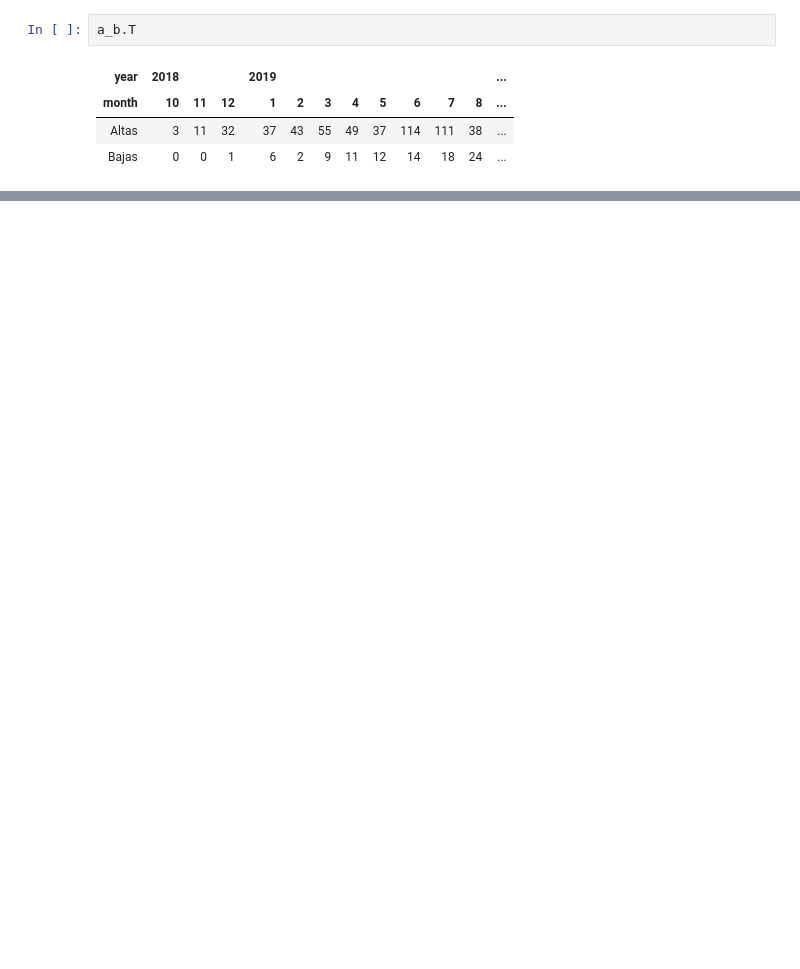
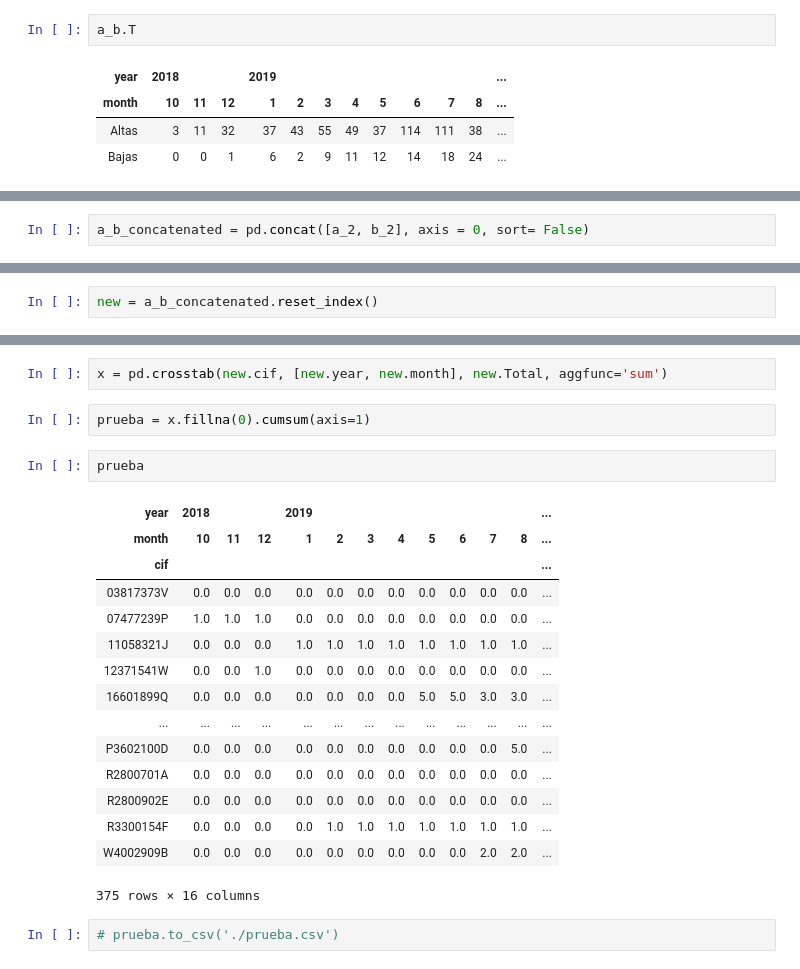
Before and after one commit to mariaadradosr/PyCartera, a Jupyter notebook: ConnectPG.ipynb, the cells around one changed output, grey strips where cells are left out. Drawn from its saved outputs; the diff is of its cells as text; blank space fills up the shorter version.

```diff
--- a/ConnectPG.ipynb
+++ b/ConnectPG.ipynb
@@ -247,0 +405,2 @@ a_b.T
+# %%
+a_b_concatenated = pd.concat([a_2, b_2], axis = 0, sort= False)
@@ -247,0 +423,2 @@ a_b.T
+# %%
+new = a_b_concatenated.reset_index()
@@ -247,0 +459,24 @@ a_b.T
+# %%
+x = pd.crosstab(new.cif, [new.year, new.month], new.Total, aggfunc='sum')
+# %%
+prueba = x.fillna(0).cumsum(axis=1)
+# %%
+prueba
+# %% [output]
+| year | 2018 |  |  | 2019 |  |  |  |  |  |  |  | ... |
+| month | 10 | 11 | 12 | 1 | 2 | 3 | 4 | 5 | 6 | 7 | 8 | ... |
+| cif |  |  |  |  |  |  |  |  |  |  |  | ... |
+| 03817373V | 0.0 | 0.0 | 0.0 | 0.0 | 0.0 | 0.0 | 0.0 | 0.0 | 0.0 | 0.0 | 0.0 | ... |
+| 07477239P | 1.0 | 1.0 | 1.0 | 0.0 | 0.0 | 0.0 | 0.0 | 0.0 | 0.0 | 0.0 | 0.0 | ... |
+| 11058321J | 0.0 | 0.0 | 0.0 | 1.0 | 1.0 | 1.0 | 1.0 | 1.0 | 1.0 | 1.0 | 1.0 | ... |
+| 12371541W | 0.0 | 0.0 | 1.0 | 0.0 | 0.0 | 0.0 | 0.0 | 0.0 | 0.0 | 0.0 | 0.0 | ... |
+| 16601899Q | 0.0 | 0.0 | 0.0 | 0.0 | 0.0 | 0.0 | 0.0 | 5.0 | 5.0 | 3.0 | 3.0 | ... |
+| ... | ... | ... | ... | ... | ... | ... | ... | ... | ... | ... | ... | ... |
+| P3602100D | 0.0 | 0.0 | 0.0 | 0.0 | 0.0 | 0.0 | 0.0 | 0.0 | 0.0 | 0.0 | 5.0 | ... |
+| R2800701A | 0.0 | 0.0 | 0.0 | 0.0 | 0.0 | 0.0 | 0.0 | 0.0 | 0.0 | 0.0 | 0.0 | ... |
+| R2800902E | 0.0 | 0.0 | 0.0 | 0.0 | 0.0 | 0.0 | 0.0 | 0.0 | 0.0 | 0.0 | 0.0 | ... |
+| R3300154F | 0.0 | 0.0 | 0.0 | 0.0 | 1.0 | 1.0 | 1.0 | 1.0 | 1.0 | 1.0 | 1.0 | ... |
+| W4002909B | 0.0 | 0.0 | 0.0 | 0.0 | 0.0 | 0.0 | 0.0 | 0.0 | 0.0 | 2.0 | 2.0 | ... |
+375 rows × 16 columns
+# %%
+# prueba.to_csv('./prueba.csv')
```
Also changed, not shown: parts of 58 cells of this notebook, 3 other files.
